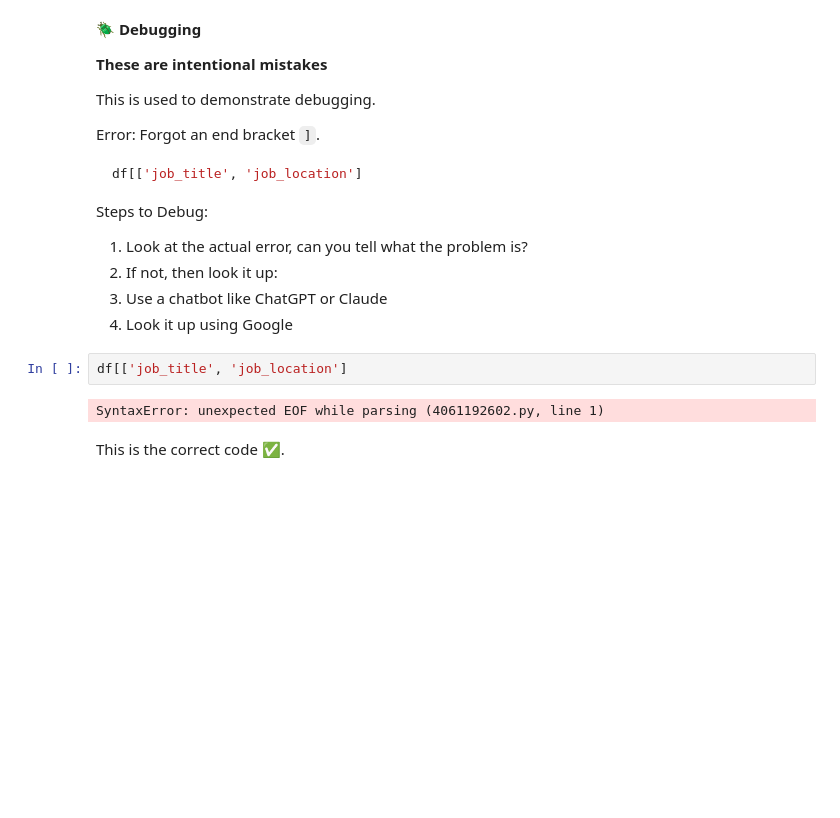
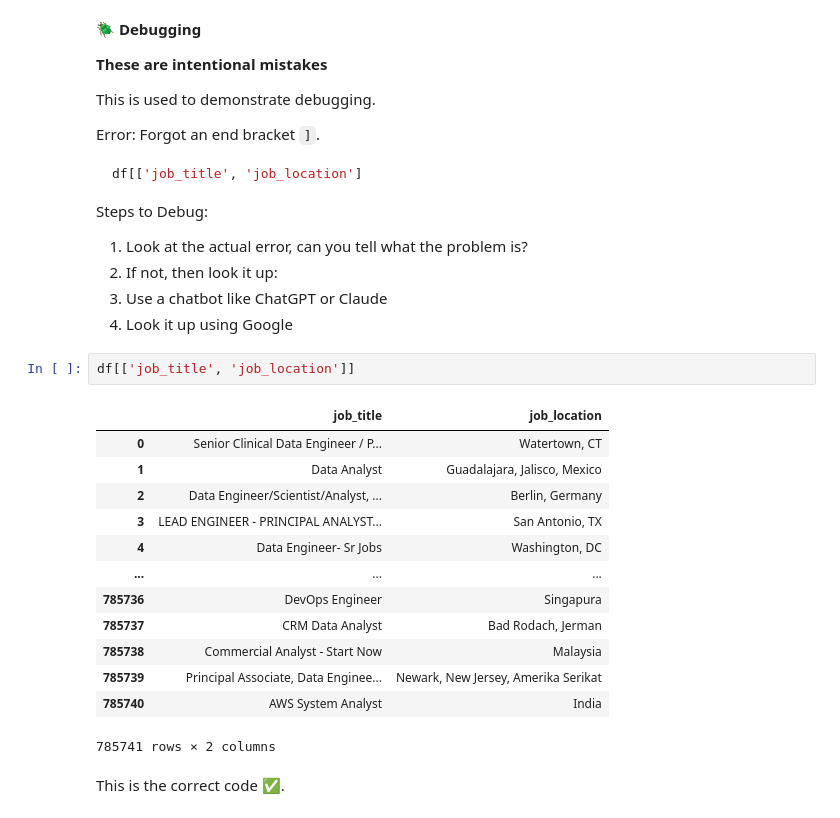
Before and after one commit to imchinmay/Python, a Jupyter notebook: 01_Basics/24_Pandas_Inspection.ipynb, the cells around one changed output. Cells and saved outputs as stored; diff of their text form; blank space fills up the shorter version.

```diff
--- a/01_Basics/24_Pandas_Inspection.ipynb
+++ b/01_Basics/24_Pandas_Inspection.ipynb
@@ -223,9 +219,21 @@ Steps to Debug:
   1. Use a chatbot like ChatGPT or Claude
   2. Look it up using Google
 # %%
-df[['job_title', 'job_location']
+df[['job_title', 'job_location']]
 # %% [output]
+|  | job_title | job_location |
+| 0 | Senior Clinical Data Engineer / P... | Watertown, CT |
+| 1 | Data Analyst | Guadalajara, Jalisco, Mexico |
+| 2 | Data Engineer/Scientist/Analyst, ... | Berlin, Germany |
+| 3 | LEAD ENGINEER - PRINCIPAL ANALYST... | San Antonio, TX |
+| 4 | Data Engineer- Sr Jobs | Washington, DC |
+| ... | ... | ... |
+| 785736 | DevOps Engineer | Singapura |
+| 785737 | CRM Data Analyst | Bad Rodach, Jerman |
+| 785738 | Commercial Analyst - Start Now | Malaysia |
+| 785739 | Principal Associate, Data Enginee... | Newark, New Jersey, Amerika Serikat |
+| 785740 | AWS System Analyst | India |
-SyntaxError: unexpected EOF while parsing (4061192602.py, line 1)
+785741 rows × 2 columns
 # %% [markdown]
 This is the correct code ✅.
 # %%
```
Also changed, not shown: parts of 25 cells of this notebook.
